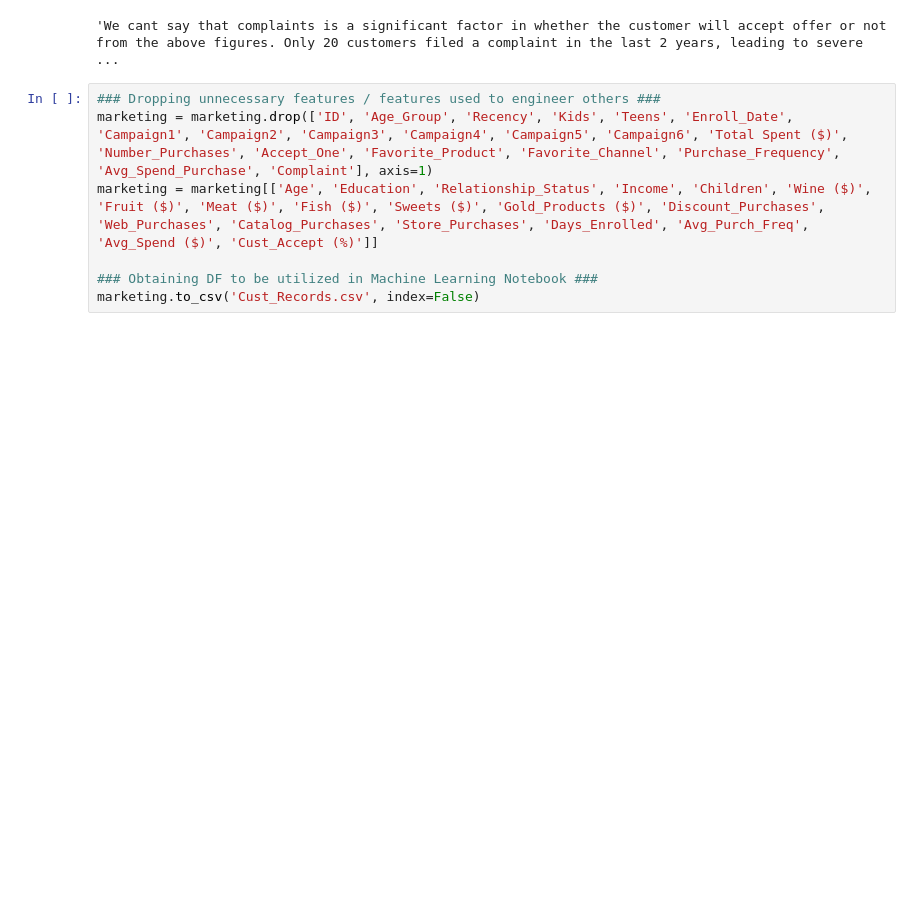
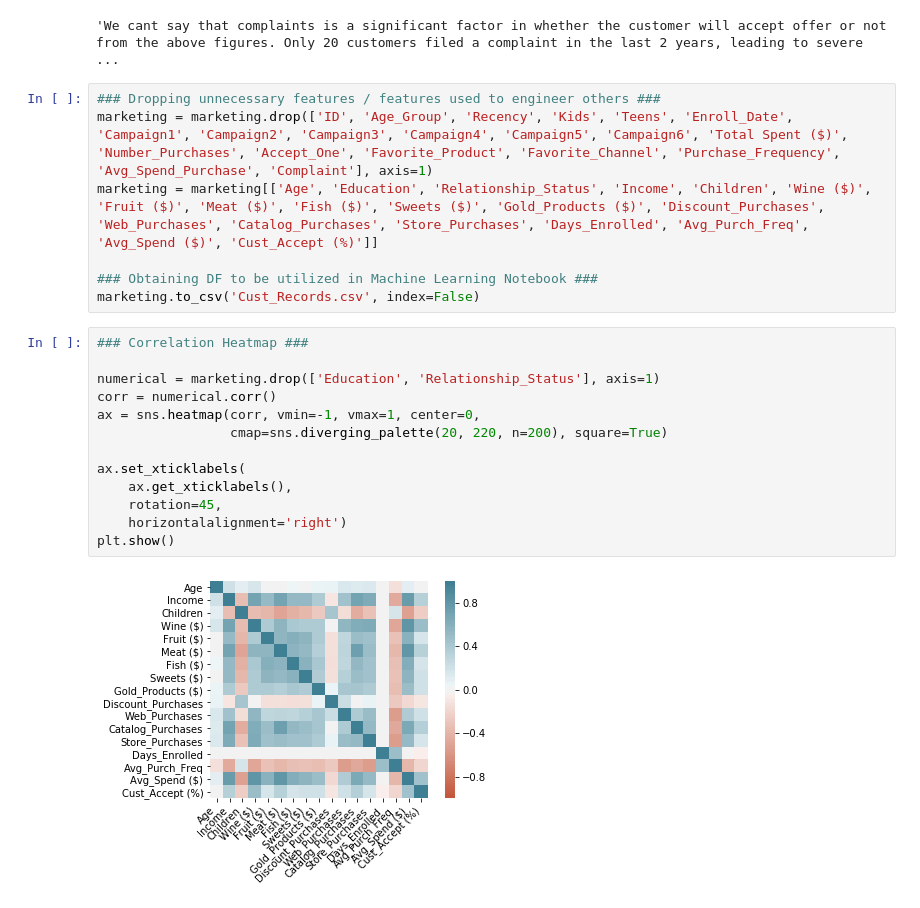
Before and after one commit to RachidRezzik/Market_Camp, a Jupyter notebook: Data_Analysis.ipynb, the cells around one changed output. Saved outputs shown, nothing was run; the diff lists cells and outputs as text; blank space fills up the shorter version.

Commit message:
added correlation matrix to data notebook, added project proposal

```diff
--- a/Data_Analysis.ipynb
+++ b/Data_Analysis.ipynb
@@ -658,3 +659,18 @@ marketing = marketing[['Age', 'Education', 'Relationship_Status', 'Income', 'Chi
 
 ### Obtaining DF to be utilized in Machine Learning Notebook ###
 marketing.to_csv('Cust_Records.csv', index=False)
+# %%
+### Correlation Heatmap ###
+
+numerical = marketing.drop(['Education', 'Relationship_Status'], axis=1)
+corr = numerical.corr()
+ax = sns.heatmap(corr, vmin=-1, vmax=1, center=0,
+                 cmap=sns.diverging_palette(20, 220, n=200), square=True)
+
+ax.set_xticklabels(
+    ax.get_xticklabels(),
+    rotation=45,
+    horizontalalignment='right')
+plt.show()
+# %% [output]
+[figure, added]
```
Also changed, not shown: parts of 4 cells of this notebook, 2 other files.
